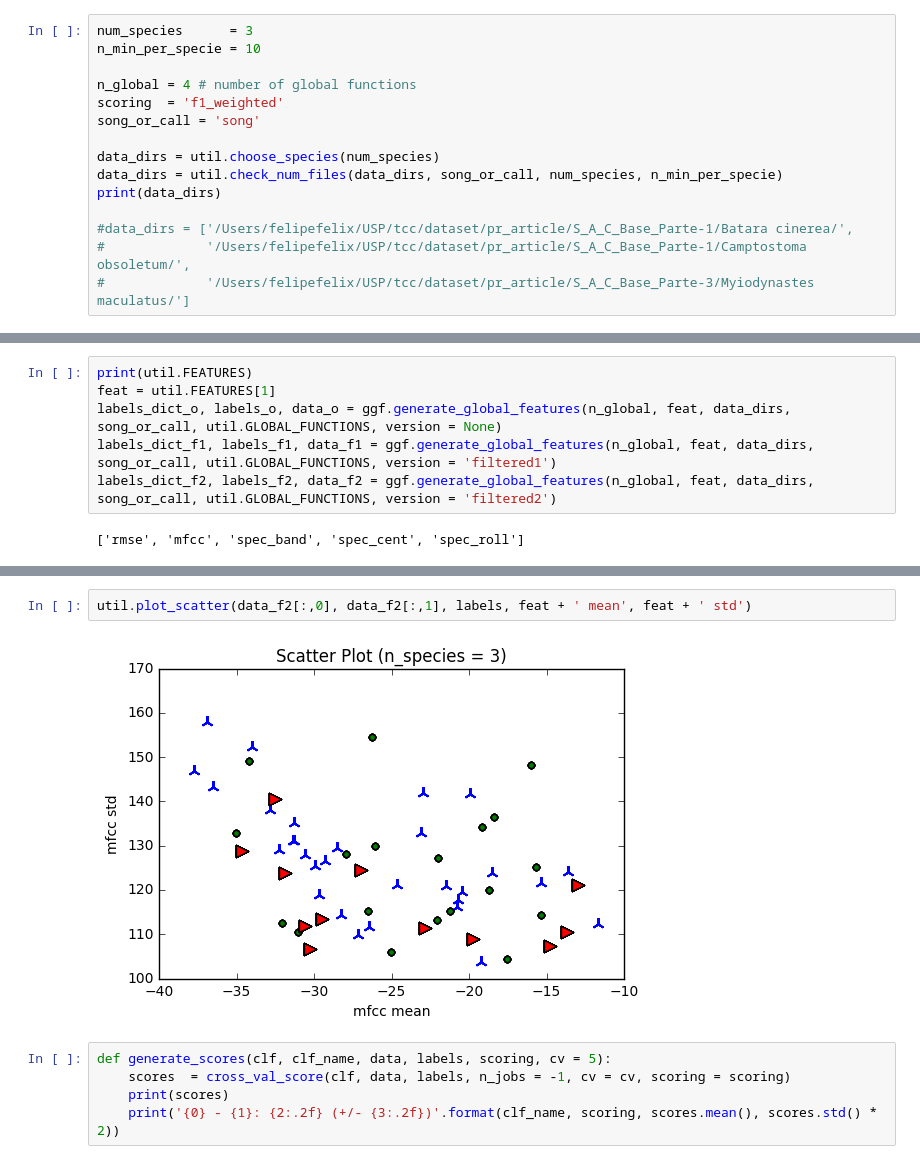
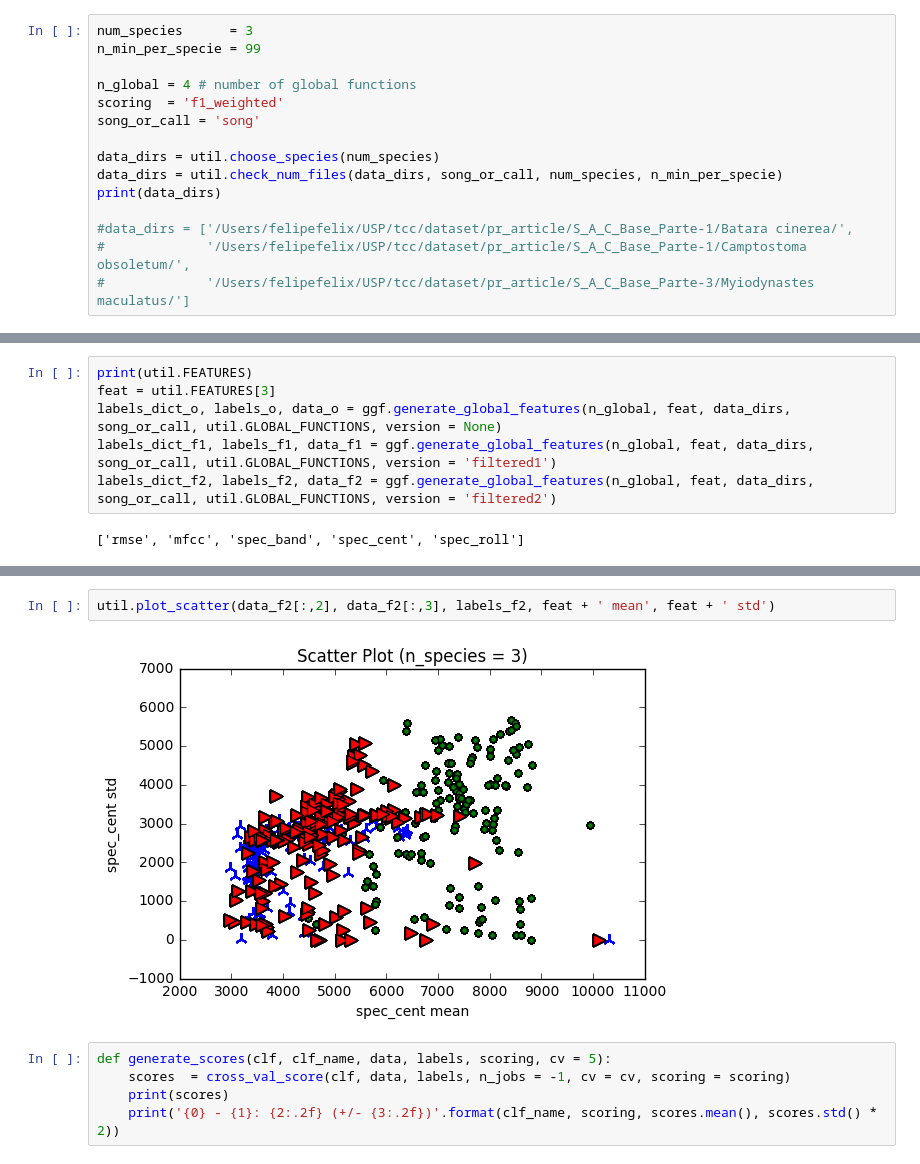
Before and after one commit to fsfelix/tcc, a Jupyter notebook: code/Classification-Filtering.ipynb, the cells around one changed output, grey strips where cells are left out. Saved outputs shown, nothing was run; the diff lists cells and outputs as text.

```diff
--- a/code/Classification-Filtering.ipynb
+++ b/code/Classification-Filtering.ipynb
@@ -23,7 +23,7 @@ importlib.reload(ggf)
 <module 'generate_global_features_2' from '/Users/felipefelix/USP/tcc/code/generate_global_features_2.py'>
 # %%
 num_species      = 3
-n_min_per_specie = 10
+n_min_per_specie = 99
 
 n_global = 4 # number of global functions
 scoring  = 'f1_weighted'
@@ -48,6 +41,6 @@ print(data_dirs)
 # %%
 print(util.FEATURES)
-feat = util.FEATURES[1]
+feat = util.FEATURES[3]
 labels_dict_o, labels_o, data_o = ggf.generate_global_features(n_global, feat, data_dirs, song_or_call, util.GLOBAL_FUNCTIONS, version = None)
 labels_dict_f1, labels_f1, data_f1 = ggf.generate_global_features(n_global, feat, data_dirs, song_or_call, util.GLOBAL_FUNCTIONS, version = 'filtered1')
 labels_dict_f2, labels_f2, data_f2 = ggf.generate_global_features(n_global, feat, data_dirs, song_or_call, util.GLOBAL_FUNCTIONS, version = 'filtered2')
@@ -102,7 +95,7 @@ util.plot_scatter(data_f1[:,0], data_f1[:,1], labels, feat + ' mean', feat + ' s
 # %%
-util.plot_scatter(data_f2[:,0], data_f2[:,1], labels, feat + ' mean', feat + ' std')
+util.plot_scatter(data_f2[:,2], data_f2[:,3], labels_f2, feat + ' mean', feat + ' std')
 # %% [output]
-[figure, old version]
+[figure, new version]
 # %%
 def generate_scores(clf, clf_name, data, labels, scoring, cv = 5):
     scores  = cross_val_score(clf, data, labels, n_jobs = -1, cv = cv, scoring = scoring)
```
Also changed, not shown: parts of 7 cells of this notebook, 4 other files.
